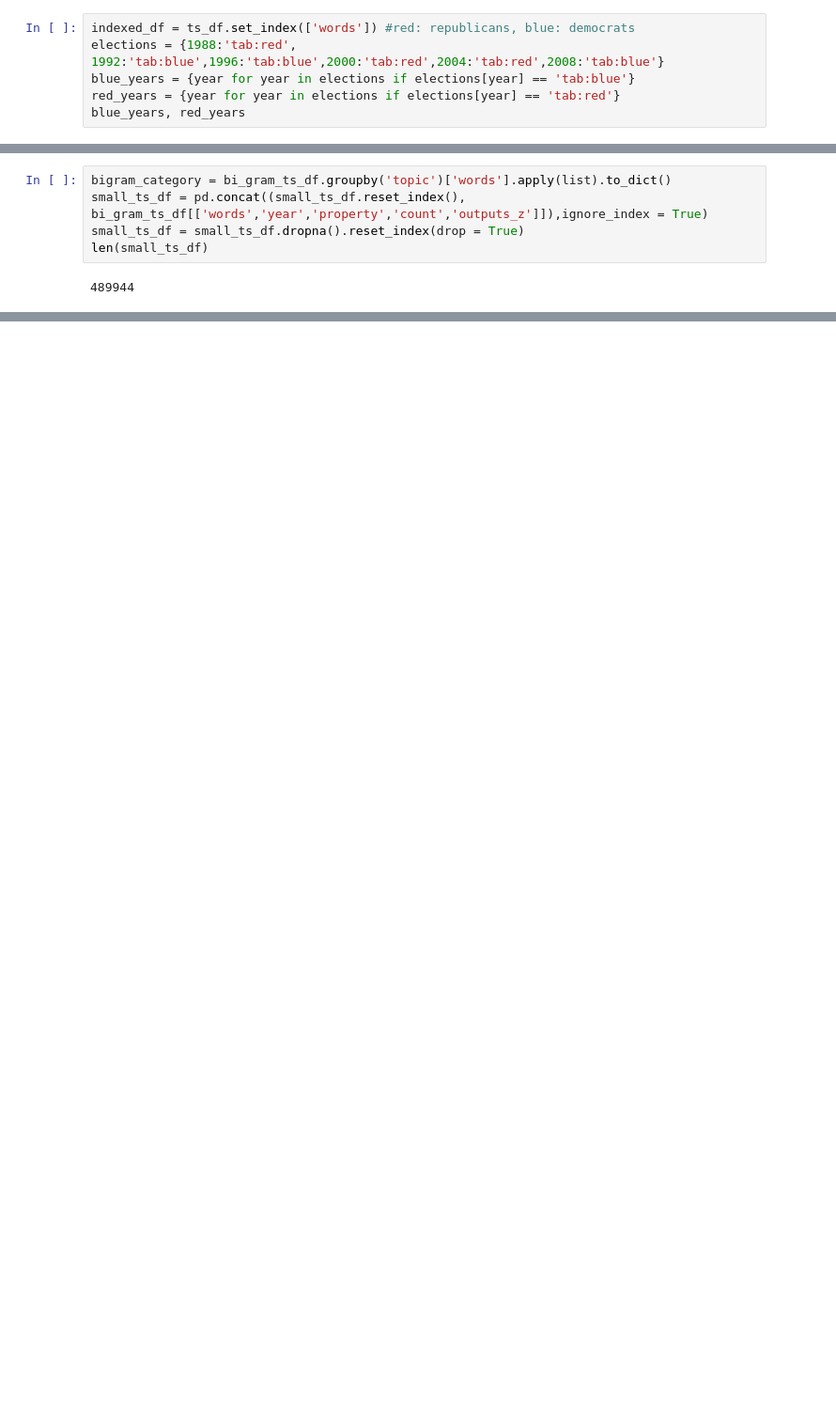
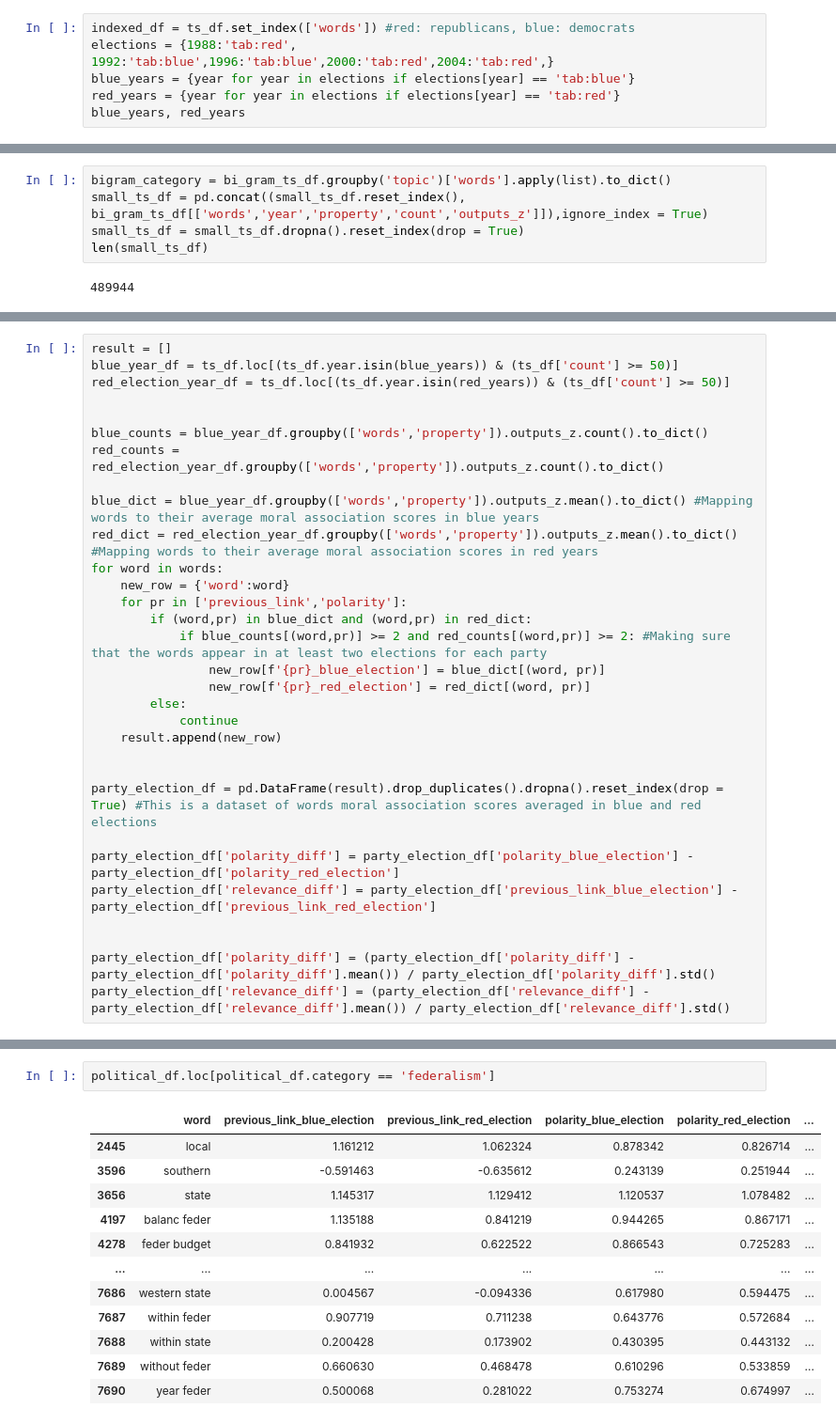
Before and after one commit to AidaRamezani/moralization_temporal, a Jupyter notebook: notebooks/nyt_us_election.ipynb, the cells around one changed output, grey strips where cells are left out. Shown at 94% size. Drawn from its saved outputs; the diff is of its cells as text; blank space fills up the shorter version.

```diff
--- a/notebooks/nyt_us_election.ipynb
+++ b/notebooks/nyt_us_election.ipynb
@@ -29,6 +14,6 @@ init_ts_df = init_ts_df.loc[init_ts_df['count'] >= 50]
 # %%
 indexed_df = ts_df.set_index(['words']) #red: republicans, blue: democrats
-elections = {1988:'tab:red', 1992:'tab:blue',1996:'tab:blue',2000:'tab:red',2004:'tab:red',2008:'tab:blue'}
+elections = {1988:'tab:red', 1992:'tab:blue',1996:'tab:blue',2000:'tab:red',2004:'tab:red',}
 blue_years = {year for year in elections if elections[year] == 'tab:blue'}
 red_years = {year for year in elections if elections[year] == 'tab:red'}
 blue_years, red_years
@@ -451,0 +218,31 @@ plt.show()
+# %%
+result = []
+blue_year_df = ts_df.loc[(ts_df.year.isin(blue_years)) & (ts_df['count'] >= 50)]
+red_election_year_df = ts_df.loc[(ts_df.year.isin(red_years)) & (ts_df['count'] >= 50)]
+
+
+blue_counts = blue_year_df.groupby(['words','property']).outputs_z.count().to_dict()
+red_counts = red_election_year_df.groupby(['words','property']).outputs_z.count().to_dict()
+
+blue_dict = blue_year_df.groupby(['words','property']).outputs_z.mean().to_dict() #Mapping words to their average moral association scores in blue years
+red_dict = red_election_year_df.groupby(['words','property']).outputs_z.mean().to_dict() #Mapping words to their average moral association scores in red years
+for word in words:
+    new_row = {'word':word}
+    for pr in ['previous_link','polarity']:
+        if (word,pr) in blue_dict and (word,pr) in red_dict:
+            if blue_counts[(word,pr)] >= 2 and red_counts[(word,pr)] >= 2: #Making sure that the words appear in at least two elections for each party
+                new_row[f'{pr}_blue_election'] = blue_dict[(word, pr)]
+                new_row[f'{pr}_red_election'] = red_dict[(word, pr)]
+        else:
+            continue
+    result.append(new_row)
+
+
+party_election_df = pd.DataFrame(result).drop_duplicates().dropna().reset_index(drop = True) #This is a dataset of words moral association scores averaged in blue and red elections
+
+party_election_df['polarity_diff'] = party_election_df['polarity_blue_election'] - party_election_df['polarity_red_election']
+party_election_df['relevance_diff'] = party_election_df['previous_link_blue_election'] - party_election_df['previous_link_red_election']
+
+
+party_election_df['polarity_diff'] = (party_election_df['polarity_diff'] - party_election_df['polarity_diff'].mean()) / party_election_df['polarity_diff'].std()
+party_election_df['relevance_diff'] = (party_election_df['relevance_diff'] - party_election_df['relevance_diff'].mean()) / party_election_df['relevance_diff'].std()
@@ -451,0 +260,15 @@ plt.show()
+# %%
+political_df.loc[political_df.category == 'federalism']
+# %% [output]
+|  | word | previous_link_blue_election | previous_link_red_election | polarity_blue_election | polarity_red_election | ... |
+| 2445 | local | 1.161212 | 1.062324 | 0.878342 | 0.826714 | ... |
+| 3596 | southern | -0.591463 | -0.635612 | 0.243139 | 0.251944 | ... |
+| 3656 | state | 1.145317 | 1.129412 | 1.120537 | 1.078482 | ... |
+| 4197 | balanc feder | 1.135188 | 0.841219 | 0.944265 | 0.867171 | ... |
+| 4278 | feder budget | 0.841932 | 0.622522 | 0.866543 | 0.725283 | ... |
+| ... | ... | ... | ... | ... | ... | ... |
+| 7686 | western state | 0.004567 | -0.094336 | 0.617980 | 0.594475 | ... |
+| 7687 | within feder | 0.907719 | 0.711238 | 0.643776 | 0.572684 | ... |
+| 7688 | within state | 0.200428 | 0.173902 | 0.430395 | 0.443132 | ... |
+| 7689 | without feder | 0.660630 | 0.468478 | 0.610296 | 0.533859 | ... |
+| 7690 | year feder | 0.500068 | 0.281022 | 0.753274 | 0.674997 | ... |
```
Also changed, not shown: parts of 49 cells of this notebook, 1 other file.
